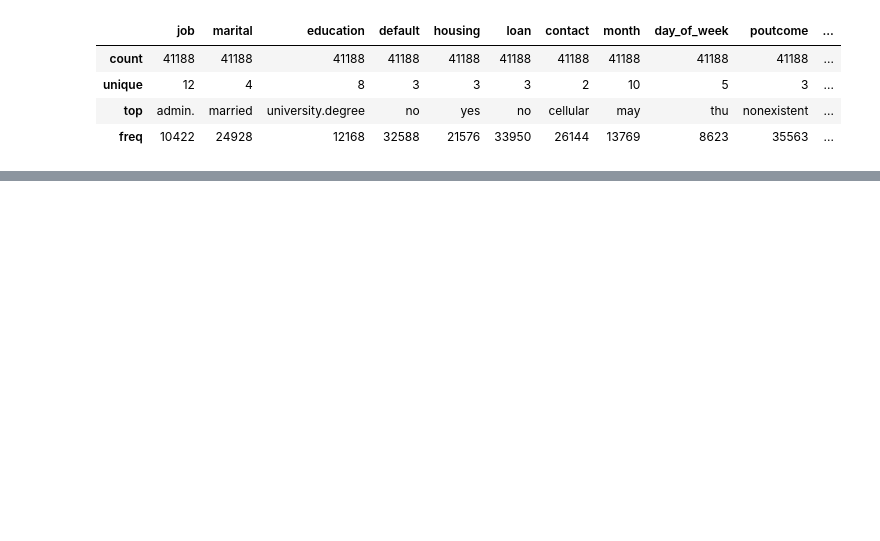
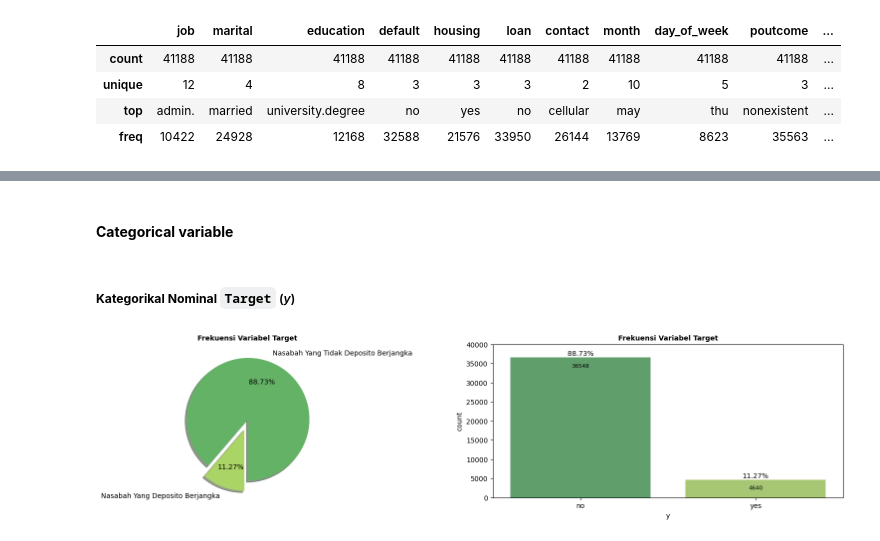
Before and after one commit to PurwadhikaDev/DeltaGroup_JC_DS_FT_Jogja_01_FinalProject, a Jupyter notebook: notebooks/GroupDelta_Bank_Marketing_Campaign.ipynb, the cells around one changed output, grey strips where cells are left out. Saved outputs shown, nothing was run; the diff lists cells and outputs as text; code cells hidden in the pictures; blank space fills up the shorter version.

```diff
--- a/notebooks/GroupDelta_Bank_Marketing_Campaign.ipynb
+++ b/notebooks/GroupDelta_Bank_Marketing_Campaign.ipynb
@@ -179,0 +290,42 @@ display(
+# %% [markdown]
+#### **Categorical variable**
+# %% [markdown]
+##### **Kategorikal Nominal `Target`** (*y*)
+# %%
+# Melihat kategori Target
+
+# Mengatur proporsi grafik
+fig, axes = plt.subplots(1, 2, figsize=(20,4))
+plt.style.use('default')
+cmap = plt.get_cmap('summer')
+
+# create pie chart
+temp_df = df.y.value_counts(normalize=True) * 100
+axes[0].pie(x=[temp_df.loc["no"], temp_df.loc["yes"]], labels=['Nasabah Yang Tidak Deposito Berjangka', 'Nasabah Yang Deposito Berjangka'], colors=cmap([100, 170]), autopct='%0.2f%%',
+        startangle=270, pctdistance=0.65, labeldistance=1.15, explode=(0.03, 0.15), shadow=True)
+# set title
+axes[0].set_title('Frekuensi Variabel Target', fontsize=10, weight='bold')
+
+# create barplot
+plt.title("Frekuensi Variabel Target", fontsize=10, weight='bold')
+# set title dan
+ax = sns.countplot(data=df, x="y", palette="summer")
+ax.set_ylim([0, 40000])
+# annotation
+for p in ax.patches:
+        percentage = f'{100 * p.get_height() / len(df):.2f}%\n'
+        x = p.get_x() + p.get_width() / 2
+        y = p.get_height()
+        ax.annotate(percentage, (x, y), ha='center', va='center')
+
+for p in ax.patches:
+        ax.annotate(format(p.get_height(), '.0f'),
+                    (p.get_x() + p.get_width() / 2., p.get_height()),
+                    ha = 'center', va = 'center',
+                    size=8,
+                    xytext = (0, -12),
+                    textcoords = 'offset points')
+
+plt.show();
+# %% [output]
+[figure, added]
```
Also changed, not shown: parts of 20 cells of this notebook.
